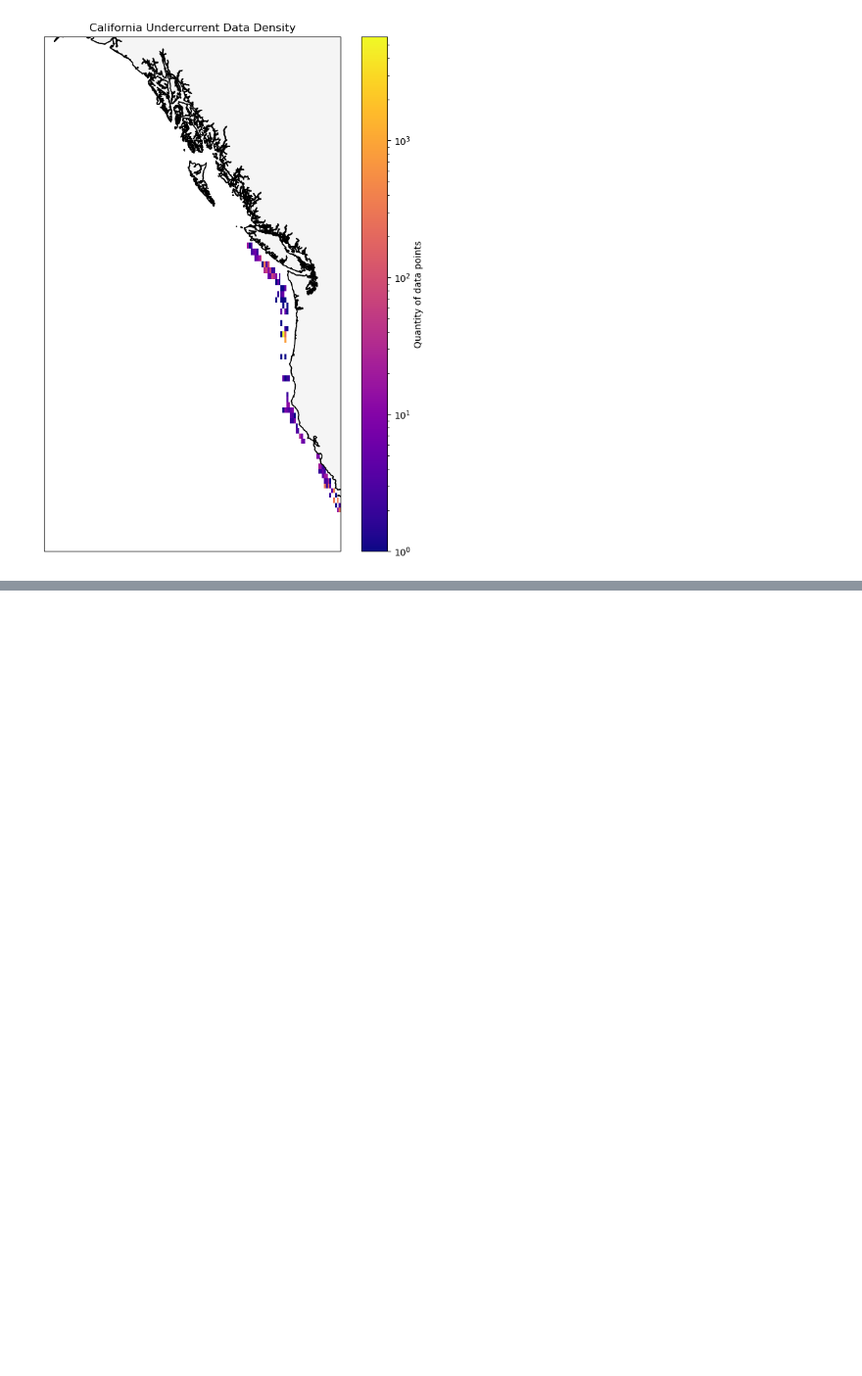
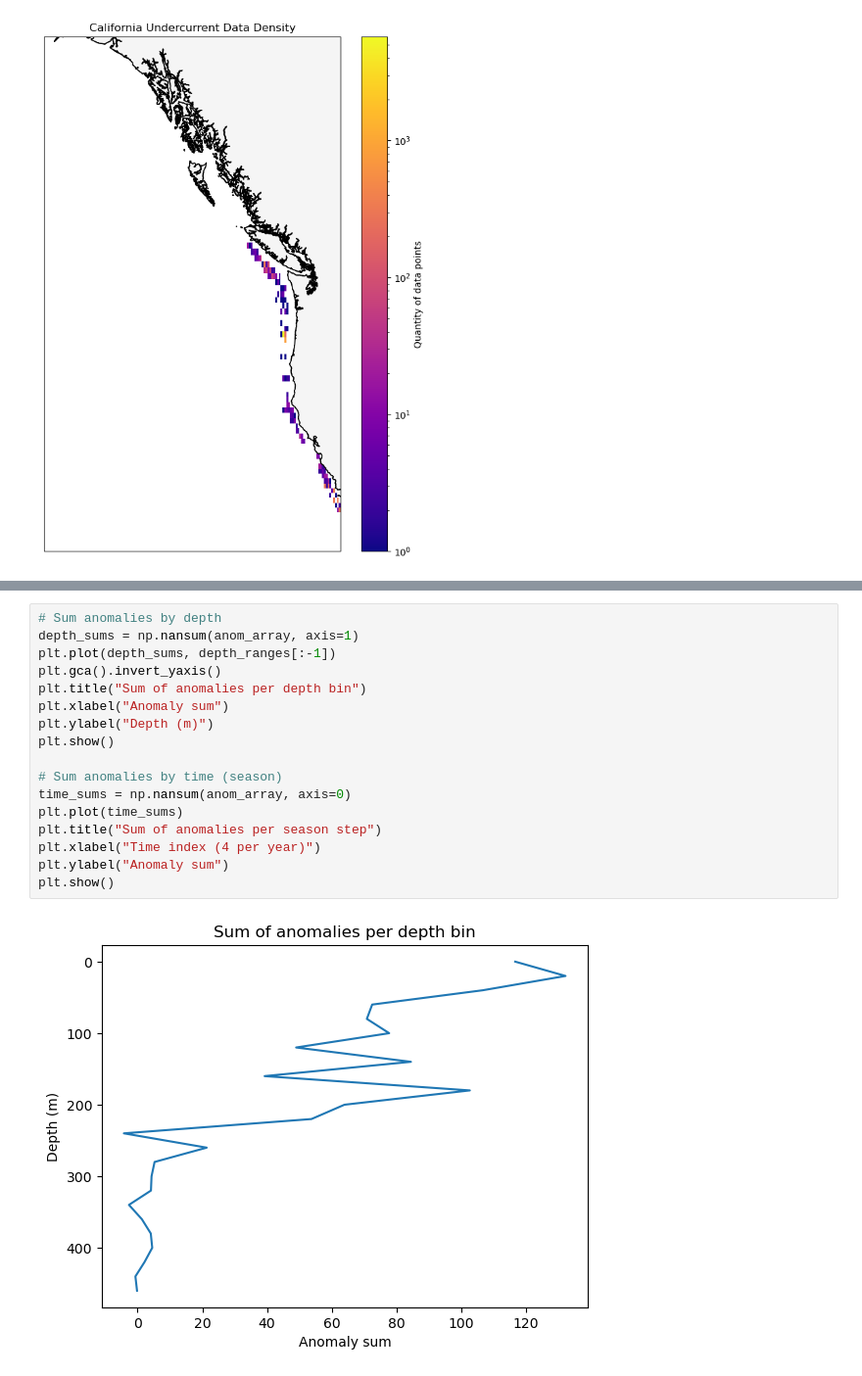
Before and after one commit to SalishSeaCast/analysis-griffon, a Jupyter notebook: notebooks/PreliminaryCurrentAnalysis.ipynb, the cells around one changed output, grey strips where cells are left out. Shown at 98% size. Saved outputs shown, nothing was run; the diff lists cells and outputs as text; blank space fills up the shorter version.

```diff
--- a/notebooks/PreliminaryCurrentAnalysis.ipynb
+++ b/notebooks/PreliminaryCurrentAnalysis.ipynb
@@ -163,0 +364,19 @@ Text(0.5, 1.0, 'California Undercurrent Data Density')
+# %%
+# Sum anomalies by depth
+depth_sums = np.nansum(anom_array, axis=1)
+plt.plot(depth_sums, depth_ranges[:-1])
+plt.gca().invert_yaxis()
+plt.title("Sum of anomalies per depth bin")
+plt.xlabel("Anomaly sum")
+plt.ylabel("Depth (m)")
+plt.show()
+
+# Sum anomalies by time (season)
+time_sums = np.nansum(anom_array, axis=0)
+plt.plot(time_sums)
+plt.title("Sum of anomalies per season step")
+plt.xlabel("Time index (4 per year)")
+plt.ylabel("Anomaly sum")
+plt.show()
+# %% [output]
+[figure, added]
```
Also changed, not shown: parts of 15 cells of this notebook, 13 other files.
